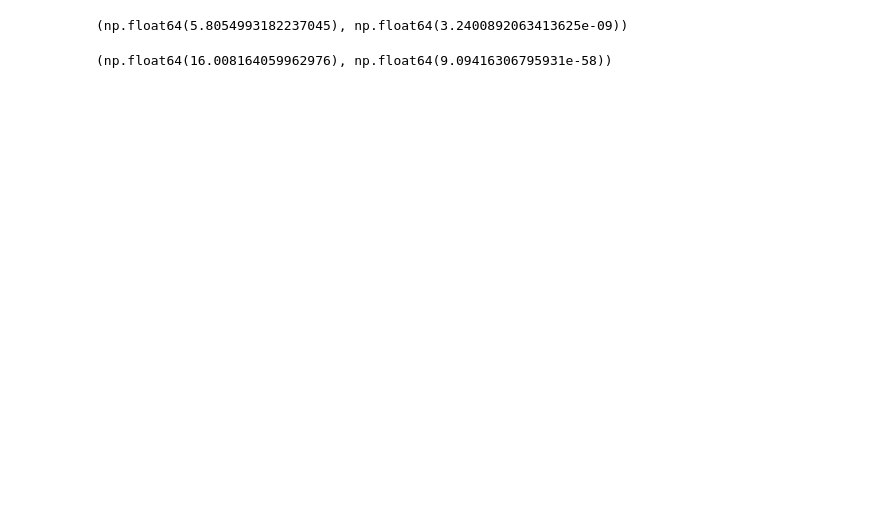
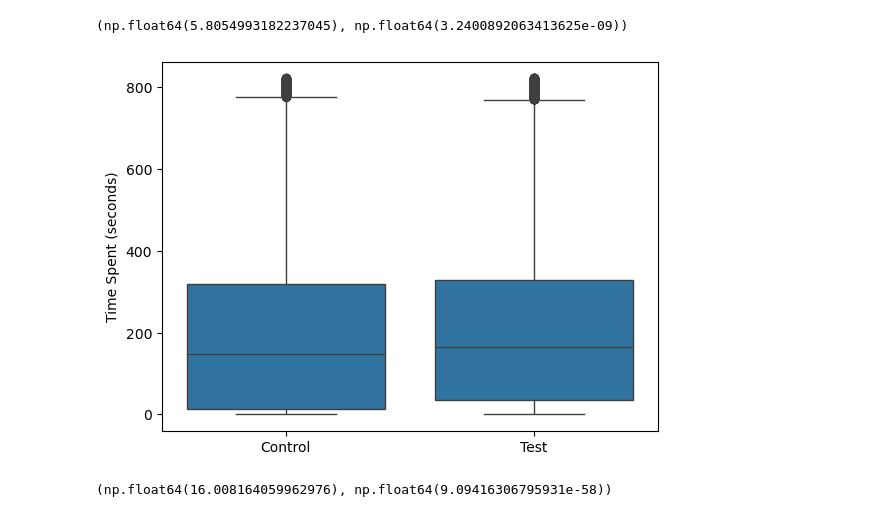
Before and after one commit to Ghonaim32/week5_6_project, a Jupyter notebook: notebooks/analysis_anas.ipynb, the cells around one changed output. Cells and saved outputs as stored; diff of their text form; code cells hidden in the pictures; blank space fills up the shorter version.

```diff
--- a/notebooks/analysis_anas.ipynb
+++ b/notebooks/analysis_anas.ipynb
@@ -584,6 +615,17 @@ t_stat, p_value
 # We reject the null hypothesis since the p-value is less than 0.05. Therefore, older clients in the test group take more time in each visit than older clients in the control group.
 # %% [output]
 (np.float64(5.8054993182237045), np.float64(3.2400892063413625e-09))
+# %%
+# Plotting difference in time spent between older clients in test and control groups.
+# Test and control groups for clients older than 50
+
+import seaborn as sns
+sns.boxplot(x='Variation', y='time_spent', data=df[df['clnt_age'] > 50])
+plt.xlabel('')
+plt.ylabel('Time Spent (seconds)')
+plt.show()
+# %% [output]
+[figure, added]
 # %%
 # Hypothesis testing older clients vs younger clients in test group
 older_clients = df[(df['clnt_age'] > 50) & (df['Variation'] == 'Test')]['time_spent']
```
Also changed, not shown: parts of 14 cells of this notebook, 14 other files.
